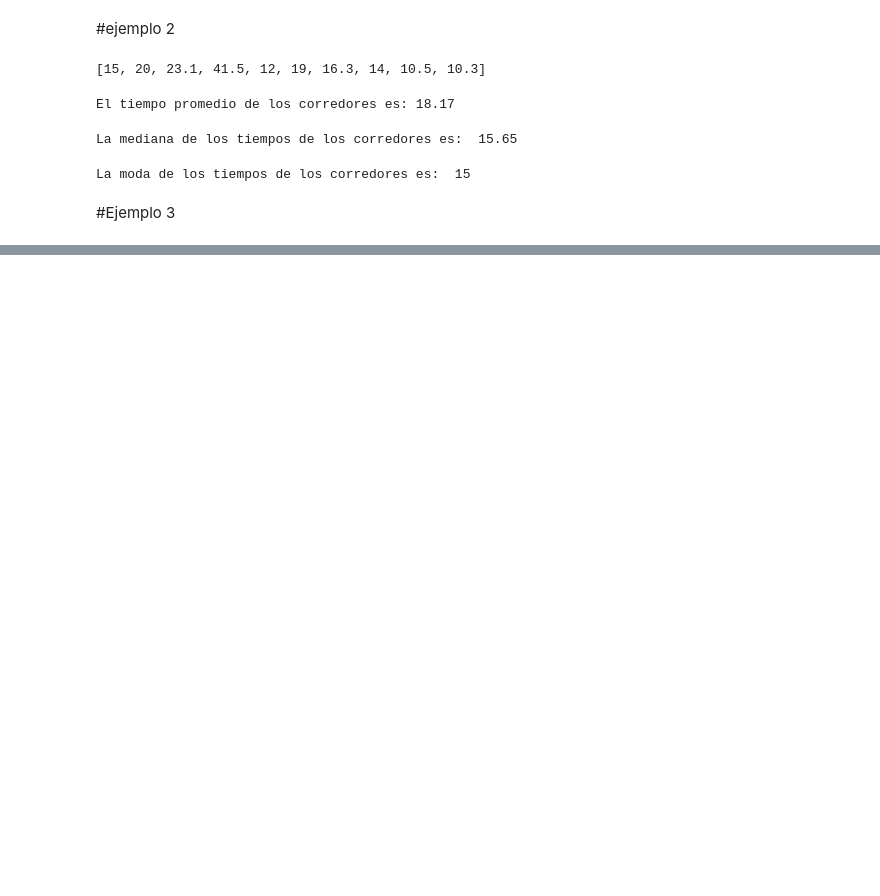
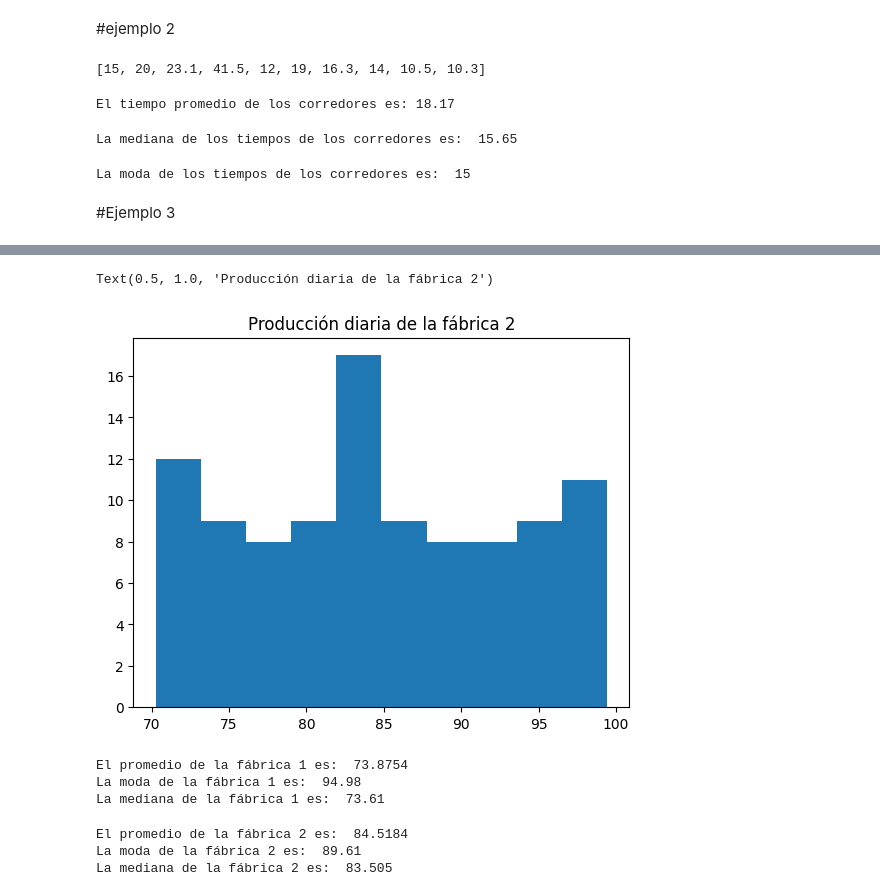
Before and after one commit to httppaulinaar/Probabilidad-y-estad-stica, a Jupyter notebook: Unidad1/Practica1.ipynb, the cells around one changed output, grey strips where cells are left out. Saved outputs shown, nothing was run; the diff lists cells and outputs as text; code cells hidden in the pictures; blank space fills up the shorter version.

```diff
--- a/Unidad1/Practica1.ipynb
+++ b/Unidad1/Practica1.ipynb
@@ -88,0 +106,22 @@ print(fabrica1)
+# %%
+plt.hist(fabrica2)
+plt.title("Producción diaria de la fábrica 2")
+# %% [output]
+Text(0.5, 1.0, 'Producción diaria de la fábrica 2')
+[figure, added]
+# %%
+print("El promedio de la fábrica 1 es: ",mean(fabrica1))
+print("La moda de la fábrica 1 es: ",mode(fabrica1))
+print("La mediana de la fábrica 1 es: ",median(fabrica1))
+# %% [output]
+El promedio de la fábrica 1 es:  73.8754
+La moda de la fábrica 1 es:  94.98
+La mediana de la fábrica 1 es:  73.61
+# %%
+print("El promedio de la fábrica 2 es: ",mean(fabrica2))
+print("La moda de la fábrica 2 es: ",mode(fabrica2))
+print("La mediana de la fábrica 2 es: ",median(fabrica2))
+# %% [output]
+El promedio de la fábrica 2 es:  84.5184
+La moda de la fábrica 2 es:  89.61
+La mediana de la fábrica 2 es:  83.505
```
Also changed, not shown: parts of 5 cells of this notebook.
